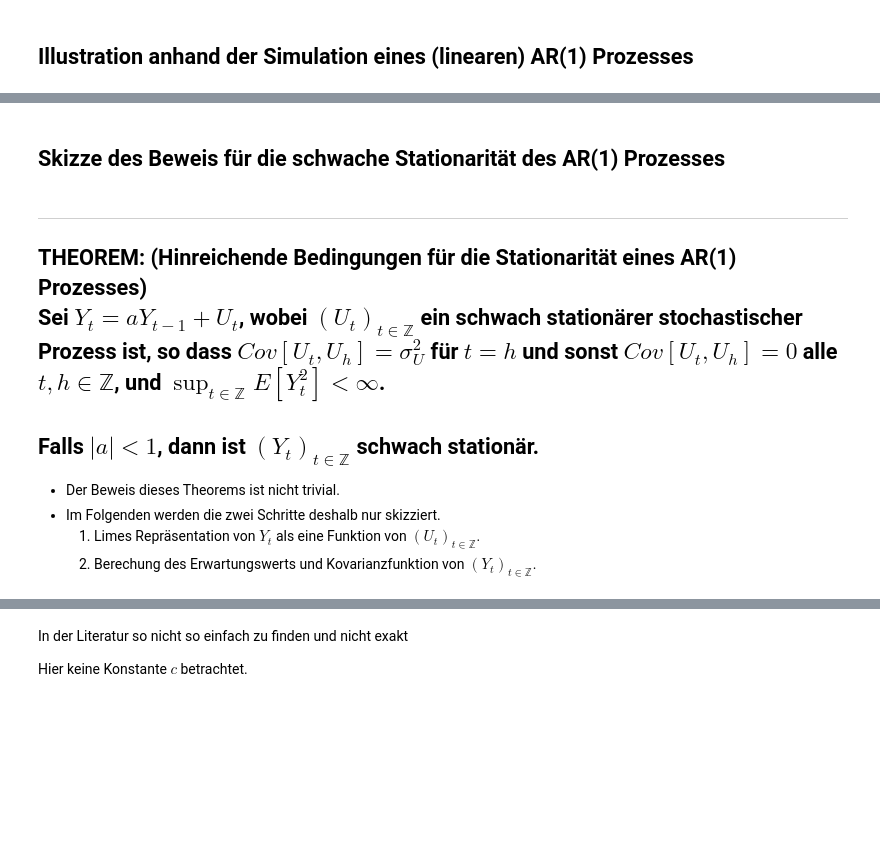
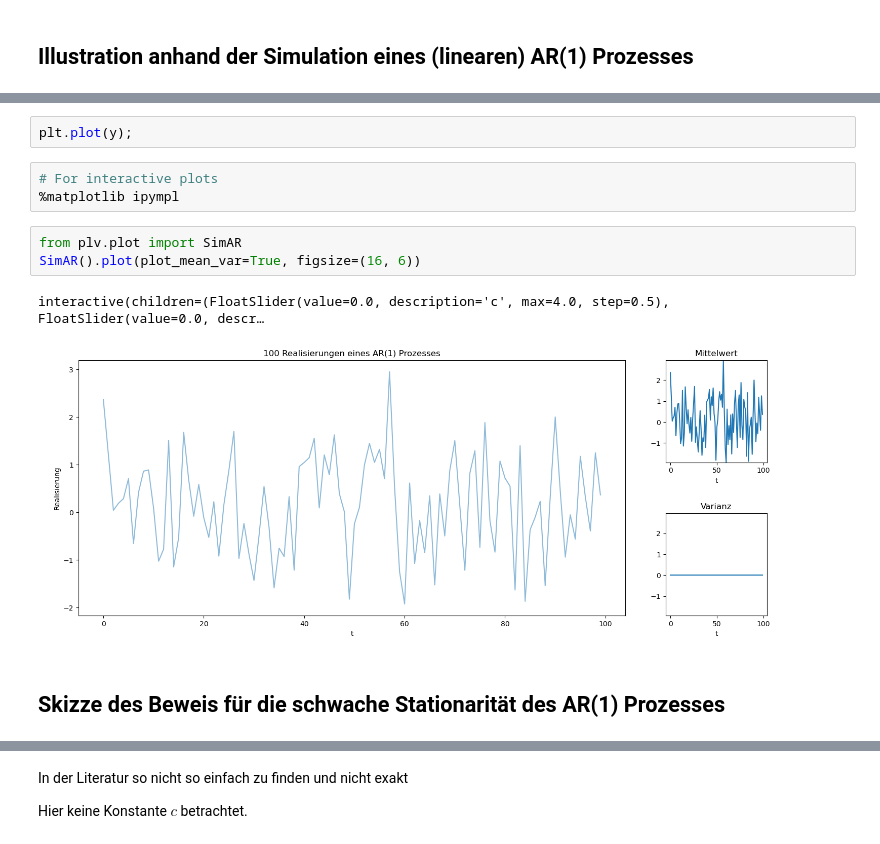
Before and after one commit to FSpanhel/plv_1, a Jupyter notebook: presentation.ipynb, the cells around one changed output, grey strips where cells are left out. Drawn from its saved outputs; the diff is of its cells as text; blank space fills up the shorter version.

```diff
--- a/presentation.ipynb
+++ b/presentation.ipynb
@@ -179,12 +280,13 @@ Laut Andi auch Plots zeigen von nicht stationären Prozessen
+# %%
+plt.plot(y);
+# %%
+# For interactive plots
+%matplotlib ipympl
+# %%
+from plv.plot import SimAR
+SimAR().plot(plot_mean_var=True, figsize=(16, 6))
+# %% [output]
+interactive(children=(FloatSlider(value=0.0, description='c', max=4.0, step=0.5), FloatSlider(value=0.0, descr…
+[figure, added]
 # %% [markdown]
 ## Skizze des Beweis für die schwache Stationarität des AR(1) Prozesses
-# %% [markdown]
----
-**THEOREM:** (Hinreichende Bedingungen für die Stationarität eines AR(1) Prozesses) <br>
-Sei $Y_t = aY_{t-1} + U_t$, wobei $(U_t)_{t \in \mathbb{Z}}$ ein schwach stationärer stochastischer Prozess ist, so dass $Cov[U_t, U_h]=\sigma_U^2$ für $t=h$ und sonst $Cov[U_t, U_h]=0$ alle $t, h \in \mathbb{Z}$,  und $\sup_{t \in \mathbb{Z}} E[Y_t^2] < \infty$. <br><br>
-Falls $|a| < 1$,  dann ist $(Y_t)_{t \in \mathbb{Z}}$ schwach stationär.
----
-- Der Beweis dieses Theorems ist nicht trivial.
-- Im Folgenden werden die zwei Schritte deshalb nur skizziert.
-    1. Limes Repräsentation von $Y_t$ als eine Funktion von $(U_t)_{t \in \mathbb{Z}}$.
-    2. Berechung des Erwartungswerts und Kovarianzfunktion von $(Y_t)_{t \in \mathbb{Z}}$.
```
Also changed, not shown: parts of 78 cells of this notebook, 6 other files.
